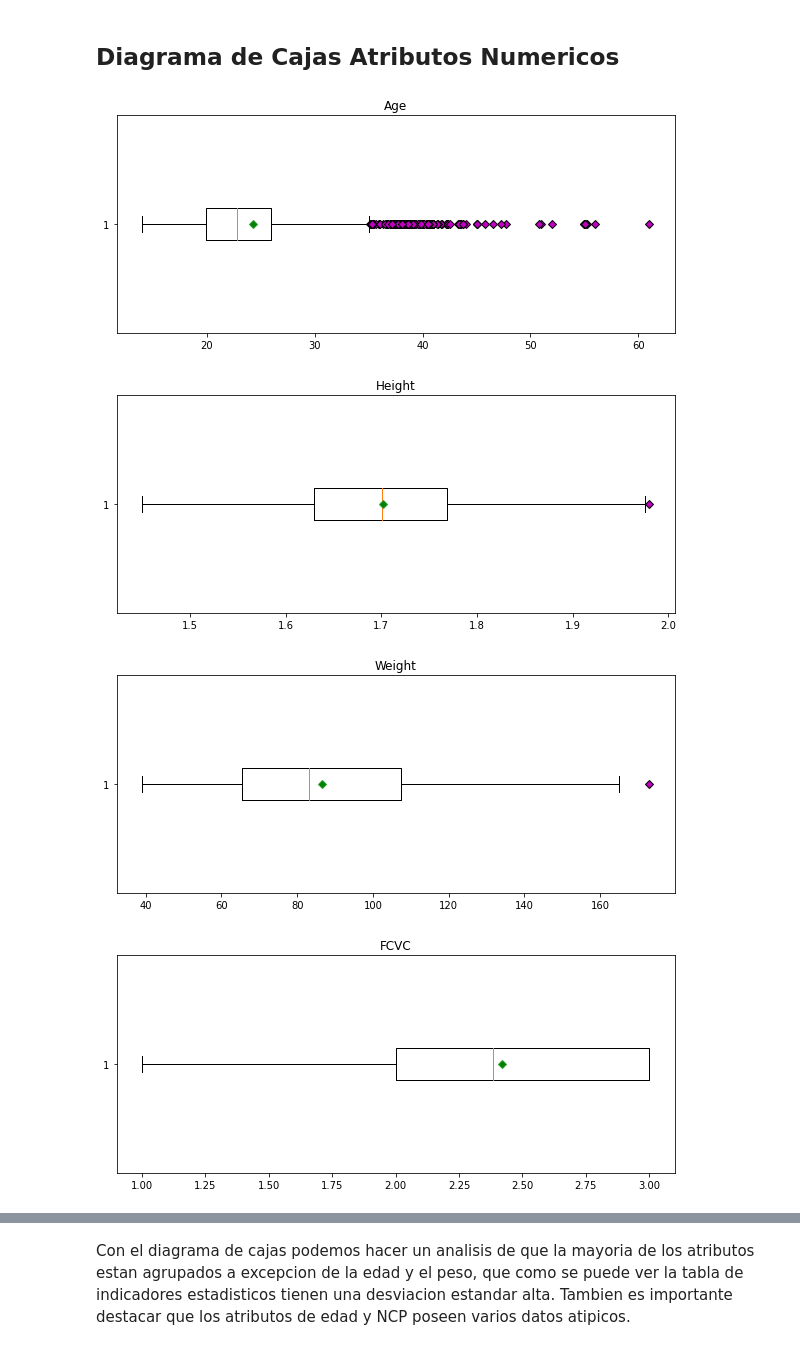
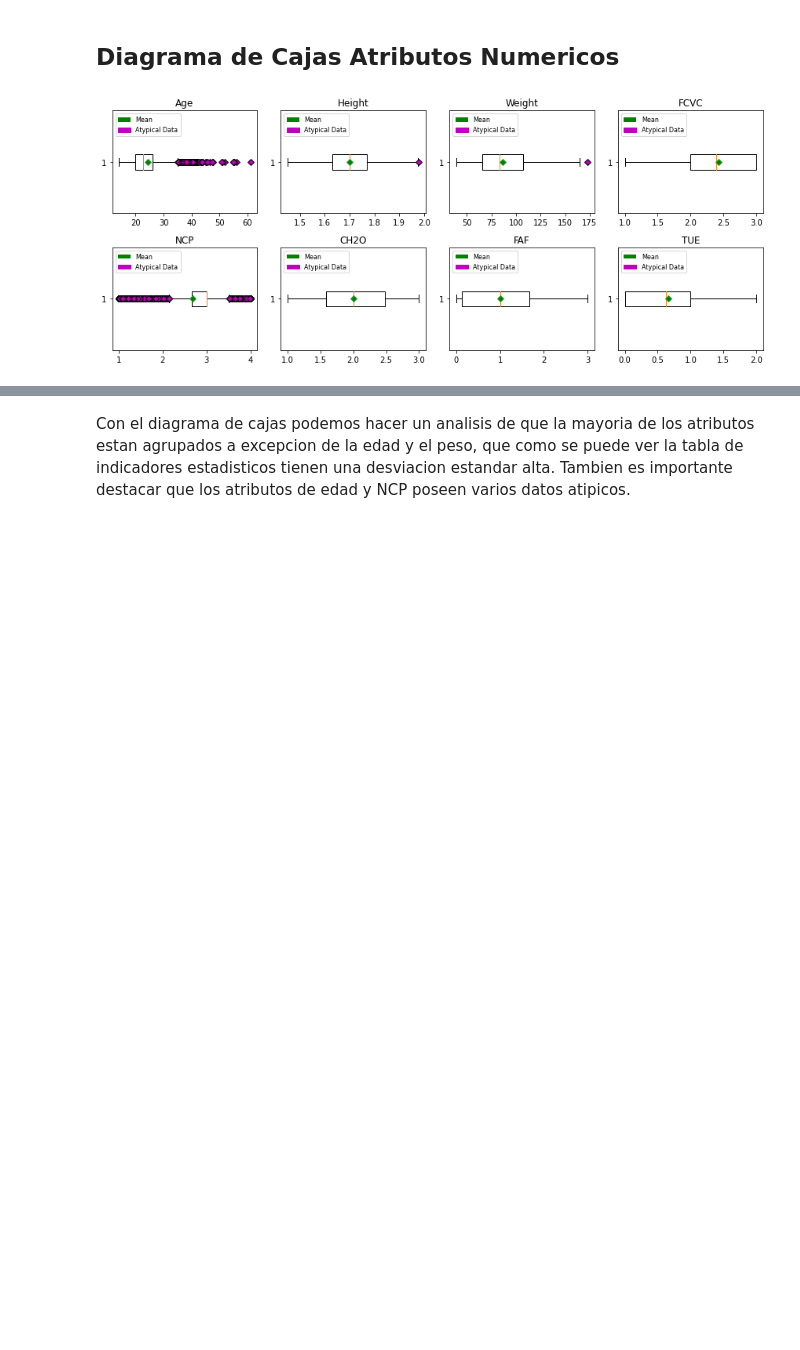
Before and after one commit to suribe06/Statistics, a Jupyter notebook: Proyecto_Estadistica.ipynb, the cells around one changed output, grey strips where cells are left out. Drawn from its saved outputs; the diff is of its cells as text; code cells hidden in the pictures; blank space fills up the shorter version.

```diff
--- a/Proyecto_Estadistica.ipynb
+++ b/Proyecto_Estadistica.ipynb
@@ -122,9 +116,3 @@ for col in obj_attributes:
 Para los atributos categoricos vemos que el Genero y la variable objetivo (Nivel de Obesidad) presentan datos equilibrados, sin embargo, los otros atributos presentan preferencia por una de las opciones.
 # %% [markdown]
 ## Histograma Atributos Numericas
-# %%
-#histogram float attributes
-for col in float_attributes:
-  plt.hist(data[col], edgecolor='black')
-  plt.title(col)
-  plt.show()
@@ -139,0 +119,13 @@ for col in float_attributes:
+# %%
+fig, axs = plt.subplots(2, 4, figsize=(12,5))
+axs = axs[:8].ravel()
+
+for i, col in enumerate(float_attributes):
+    if col in ['Age', 'Height', 'Weight']:
+        axs[i].hist(data[col], edgecolor='black')
+    else:
+        axs[i].bar(data[col].value_counts().index, data[col].value_counts().values, edgecolor='black')
+    axs[i].set_title(col)
+
+plt.tight_layout()
+plt.show()
@@ -142,16 +136,21 @@ Para los atributos numericas podemos ver que la distribucion de algunos datos ya
 # %% [markdown]
 ## Diagrama de Cajas Atributos Numericos
 # %%
-#Boxplot float attributes
+import matplotlib.patches as mpatches
+
 fliers = dict(markerfacecolor='m', marker='D') #atypical data
 mean_ = dict(markerfacecolor='green', marker='D')
-for col in float_attributes:
-  plt.figure(figsize=(10, 4))
-  plt.boxplot(data[col], vert=False, flierprops=fliers, showmeans=True, meanprops=mean_)
-  plt.title(col)
-  plt.show()
+mean_artist = mpatches.Patch(facecolor='green', label='Mean')
+ad_artist = mpatches.Patch(color='m', label='Atypical Data')
+
+fig, axs = plt.subplots(2, 4, figsize=(12,5))
+axs = axs[:8].ravel()
+for i, col in enumerate(float_attributes):
+  bp = axs[i].boxplot(data[col], vert=False, flierprops=fliers, showmeans=True, meanprops=mean_)
+  axs[i].legend(handles=[mean_artist, ad_artist], loc='upper left', fontsize=8)
+  axs[i].set_title(col)
+
+plt.tight_layout()
+plt.show()
 # %% [output]
-[figure, old version]
+[figure, new version]
-[figure, removed]
-[figure, removed]
-[figure, removed]
```
Also changed, not shown: parts of 6 cells of this notebook, 8 other files.
